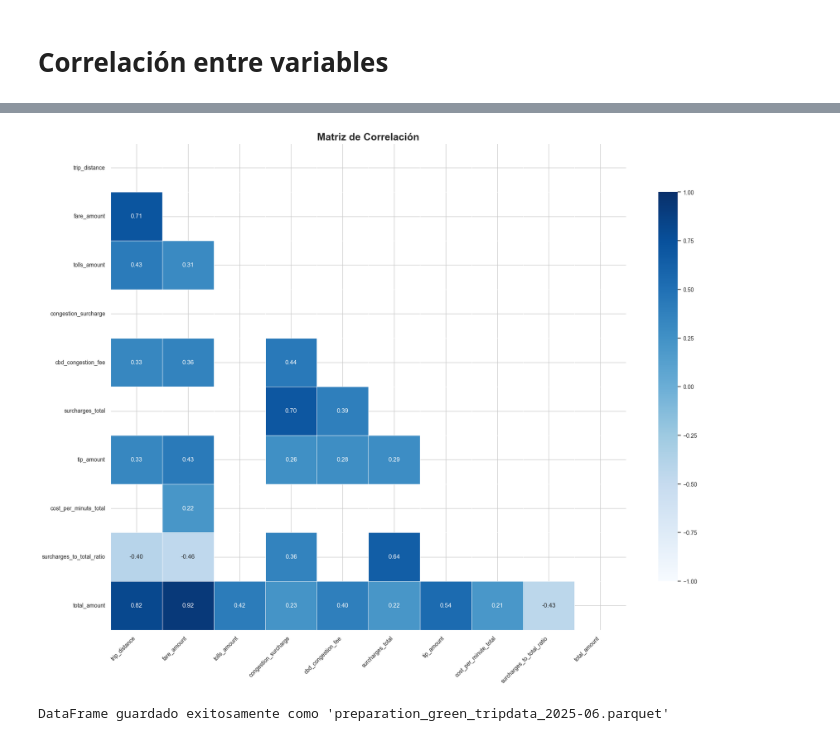
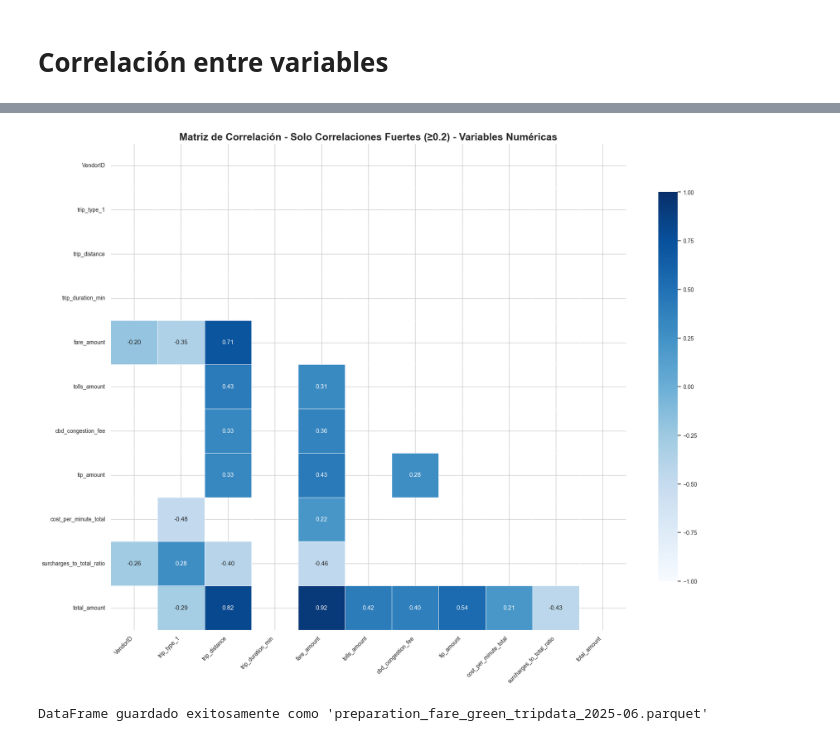
Before and after one commit to secarvallo/MLY0100, a Jupyter notebook: ML-N02/crisp-dm/03_data_preparation.ipynb, the cells around one changed output, grey strips where cells are left out. Saved outputs shown, nothing was run; the diff lists cells and outputs as text; code cells hidden in the pictures.

```diff
--- a/ML-N02/crisp-dm/03_data_preparation.ipynb
+++ b/ML-N02/crisp-dm/03_data_preparation.ipynb
@@ -709,7 +733,8 @@ df_prep['surcharges_to_total_ratio'] = np.where(
 feature_domains = {
     'temporal_features': [
         'pickup_day', 'pickup_day_of_week',
-        'pickup_is_weekend', 'pickup_hour', 'pickup_time_of_day', 'is_peak_hour'
+        'pickup_is_weekend', 'pickup_hour',
+        'pickup_time_of_day_Ord', 'is_peak_hour'
     ],
     'metadata': [
         'VendorID', 'RatecodeID', 'PULocationID', 'DOLocationID',
@@ -908,10 +907,11 @@ Dimensiones finales del DataFrame: (49390, 34)
 # %%
-df_final = df_minmax.copy()
+df_fare = df_fare.copy()
+df_trip = df_trip.copy()
 # %% [markdown]
 # Correlación entre variables
 # %%
 # Seleccionar columnas numéricas y rellenar valores faltantes
-numeric_cols_for_corr = df_final.select_dtypes(include=[np.number]).columns
+numeric_cols_for_corr = df_fare.select_dtypes(include=[np.number]).columns
 df_prep_for_corr = df_final[numeric_cols_for_corr].copy()
 # Calcular la matriz de correlación
 corr = df_prep_for_corr.corr()
@@ -978,7 +994,7 @@ Limpieza de Columnas: Varianza Cero + Baja Correlación
 # %%
-# Seleccionar columnas numéricas y rellenar valores faltantes
-numeric_cols_for_corr = df_prep.select_dtypes(include=[np.number]).columns
-df_prep_for_corr = df_prep[numeric_cols_for_corr].fillna(df_prep[numeric_cols_for_corr].median())
+# Seleccionar columnas numéricas del DataFrame filtrado (df_prep_lows)
+numeric_cols_for_corr = df_prep_lows.select_dtypes(include=[np.number]).columns
+df_prep_for_corr = df_prep_lows[numeric_cols_for_corr].copy()
 
 # Calcular la matriz de correlación
 corr = df_prep_for_corr.corr()
@@ -986,7 +1002,7 @@ corr = df_prep_for_corr.corr()
 plt.figure(figsize=(18, 14))
 #sns.heatmap(corr, annot=True,cmap='Blues',fmt=".3f",mask=mask,linewidths=.5,cbar_kws={"shrink": .8},vmin=-1,vmax=1)
 sns.heatmap(corr, annot=True,cmap='Blues',fmt=".2f",linewidths=.5,cbar_kws={"shrink": .8},vmin=-1,vmax=1)
-plt.title("Matriz de Correlación", fontsize=18, fontweight='bold')
+plt.title("Matriz de Correlación (Dataset Filtrado - variables)", fontsize=18, fontweight='bold')
 plt.xticks(rotation=45, ha='right')
 plt.yticks(rotation=0)
 plt.tight_layout()
@@ -996,32 +1012,26 @@ plt.show()
 # %%
-# Seleccionar columnas numéricas y rellenar valores faltantes
-numeric_cols_for_corr = df_prep.select_dtypes(include=['float64', 'int32', 'Int32']).columns
-df_prep_for_corr = df_prep[numeric_cols_for_corr].fillna(df_prep[numeric_cols_for_corr].median())
-
-# Calcular la matriz de correlación
-corr = df_prep_for_corr.corr()
-
-# Que solo se visualice un solo lado de la matriz junto con una mascara para los valores debiles
+# Heatmap con máscara para correlaciones fuertes (≥0.2) - Dataset filtrado
 mask = np.triu(np.ones_like(corr, dtype=bool)) | (np.abs(corr) < 0.2)
 plt.figure(figsize=(18, 14))
-sns.heatmap(corr, annot=True,cmap='Blues',fmt=".2f",mask=mask,linewidths=.5,cbar_kws={"shrink": .8},vmin=-1,vmax=1)
-plt.title("Matriz de Correlación", fontsize=18, fontweight='bold')
+sns.heatmap(corr, annot=True, cmap='Blues', fmt=".2f", mask=mask,
+            linewidths=.5, cbar_kws={"shrink": .8}, vmin=-1, vmax=1)
+plt.title("Matriz de Correlación - Solo Correlaciones Fuertes (≥0.2) - Variables Numéricas",
+          fontsize=18, fontweight='bold')
 plt.xticks(rotation=45, ha='right')
 plt.yticks(rotation=0)
 plt.tight_layout()
 plt.show()
 # %% [output]
-[figure, old version]
+[figure, new version]
 # %%
 # Define el nombre del archivo
-dataunderstanding = 'preparation_green_tripdata_2025-06.parquet'
+datapreparation = 'preparation_fare_green_tripdata_2025-06.parquet'
 
 # Guarda el DataFrame df_prep en formato Parquet
 try:
-    df_prep.to_parquet(dataunderstanding, index=False)
-    print(f"DataFrame guardado exitosamente como '{dataunderstanding}'")
+    df_fare_lows.to_parquet(datapreparation, index=True)
+    print(f"DataFrame guardado exitosamente como '{datapreparation}'")
 except Exception as e:
     print(f"Error al guardar como Parquet: {e}")
-    # Podrías necesitar instalar pyarrow: pip install pyarrow
 # %% [output]
-DataFrame guardado exitosamente como 'preparation_green_tripdata_2025-06.parquet'
+DataFrame guardado exitosamente como 'preparation_fare_green_tripdata_2025-06.parquet'
```
Also changed, not shown: parts of 19 cells of this notebook.
